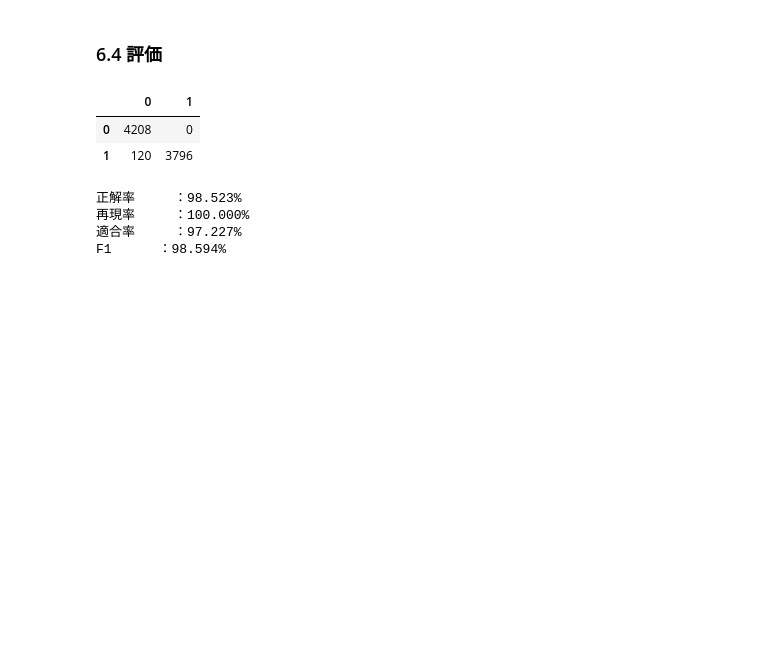
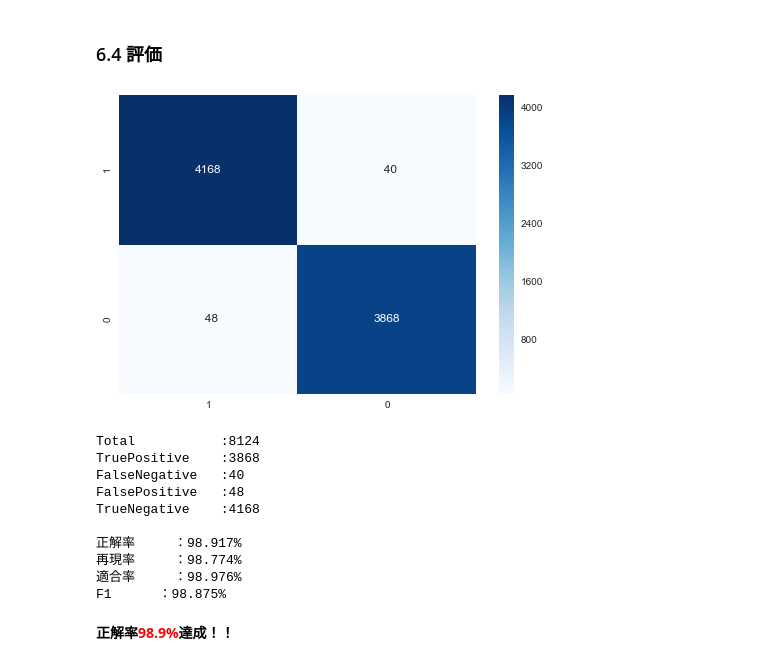
Before and after one commit to nabe-tomohiro/study, a Jupyter notebook: data_science/kaggle/mushroom_classification.ipynb, the cells around one changed output. Cells and saved outputs as stored; diff of their text form; code cells hidden in the pictures; blank space fills up the shorter version.

```diff
--- a/data_science/kaggle/mushroom_classification.ipynb
+++ b/data_science/kaggle/mushroom_classification.ipynb
@@ -415,8 +456,17 @@ def basian_model(X_test, px):
 # %% [markdown]
 ### 6.3 交差検証
 # %%
-y = df_data["class"].values
-X = df_data[['population', 'odor']].values
+%%time
+
+# 目的変数名
+label = 'class'
+# 目的変数
+labels = ['e','p']
+# 利用する説明変数名
+columns = ['odor', 'spore-print-color']
+
+y = df_data[label].values
+X = df_data[columns].values
 
 from sklearn.model_selection import KFold
 
@@ -429,8 +479,8 @@ for train_index, test_index in kf.split(X, y):
     X_train, X_test = X[train_index], X[test_index]
     y_train, y_test = y[train_index], y[test_index]
 
-    px = priori_probability(X_train, y_train)
-    y_pred = basian_model(X_test, px)
+    prip = priori_probability(X_train, y_train, label, columns)
+    y_pred = basian_model(X_test, prip, label, labels, columns)
     df = pd.DataFrame({"y_test":y_test, "y_pred":y_pred})
     df_result = pd.concat([df_result, df], axis=0)
 
@@ -440,26 +492,43 @@ y_pred = df_result["y_pred"]
 ### 6.4 評価
 # %%
 # 混同行列
-df = pd.DataFrame(confusion_matrix(y_true=y_test, y_pred=y_pred))
-display(df)
+df = pd.DataFrame(confusion_matrix(y_true=y_test, y_pred=y_pred), index=[1,0], columns=[1,0])
+sns.heatmap(df, annot=True, cmap='Blues', fmt='4d')
+plt.show()
 
 total = df[0][0] + df[0][1] + df[1][0] + df[1][1]
 TruePositive = df[0][0]
 FalseNegative = df[0][1]
 FalsePositive = df[1][0]
 TrueNegative = df[1][1]
+
 accuracy = (TruePositive + TrueNegative) / total
 recall = (TruePositive) / (TruePositive + FalsePositive)
 precision = (TruePositive) / (TruePositive + FalseNegative)
+
+print('Total\t\t:' + str(total))
+print('TruePositive\t:' + str(TruePositive))
+print('FalseNegative\t:' + str(FalseNegative))
+print('FalsePositive\t:' + str(FalsePositive))
+print('TrueNegative\t:' + str(TrueNegative))
+print()
 print('正解率\t：{0:.3f}%'.format(accuracy * 100))
 print('再現率\t：{0:.3f}%'.format(recall * 100))
 print('適合率\t：{0:.3f}%'.format(precision * 100))
 print('F1\t：{0:.3f}%'.format(2*precision*recall/(precision+recall) * 100))
 # %% [output]
-|  | 0 | 1 |
-| 0 | 4208 | 0 |
-| 1 | 120 | 3796 |
+[figure, added]
-正解率     ：98.523%
-再現率     ：100.000%
-適合率     ：97.227%
-F1      ：98.594%
+Total           :8124
+TruePositive    :3868
+FalseNegative   :40
+FalsePositive   :48
+TrueNegative    :4168
+
+正解率     ：98.917%
+再現率     ：98.774%
+適合率     ：98.976%
+F1      ：98.875%
+# %% [markdown]
+<b>
+正解率<font color="red">98.9%</font>達成！！
+</b>
```
Also changed, not shown: parts of 21 cells of this notebook.
